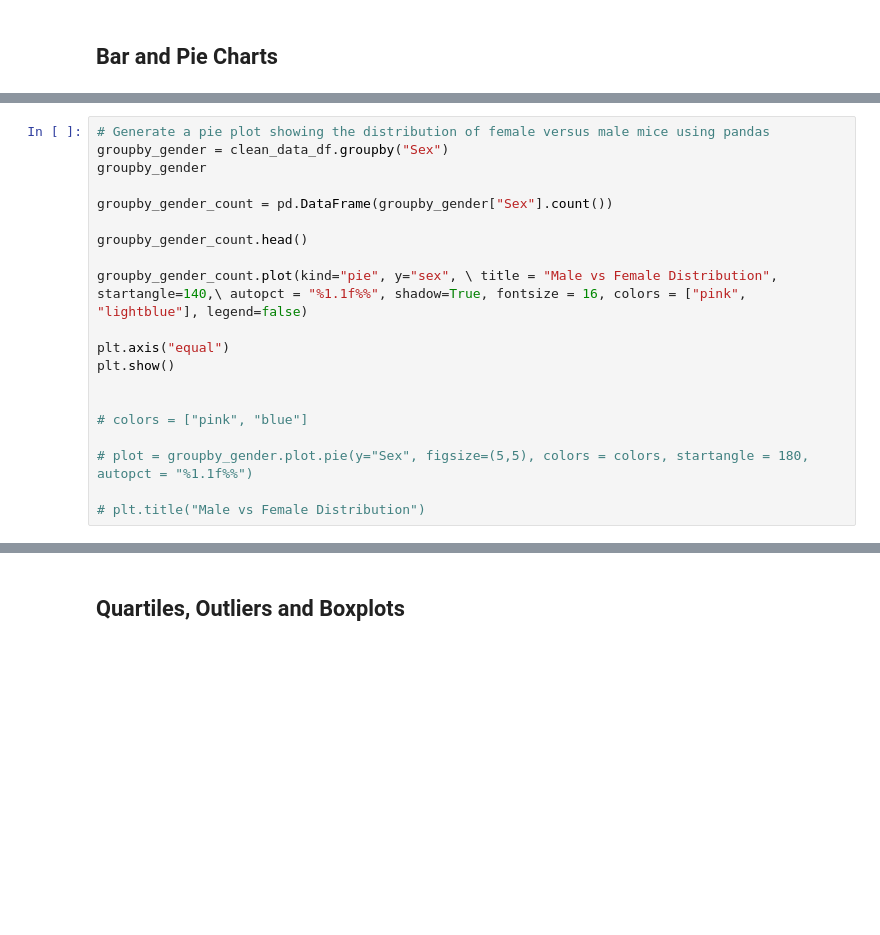
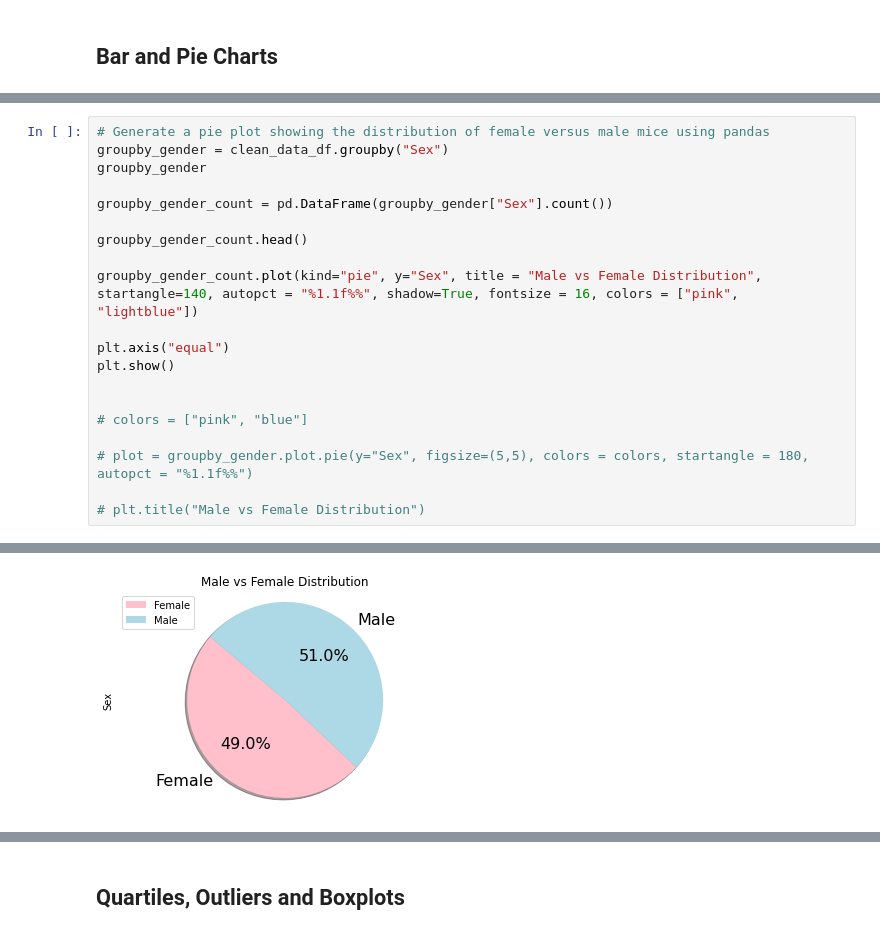
Before and after one commit to LauraHertzog/MatPlotLib-HW, a Jupyter notebook: MatPlotLib Hertzog.ipynb, the cells around one changed output, grey strips where cells are left out. Cells and saved outputs as stored; diff of their text form; blank space fills up the shorter version.

```diff
--- a/MatPlotLib Hertzog.ipynb
+++ b/MatPlotLib Hertzog.ipynb
@@ -180,7 +189,7 @@ groupby_gender_count = pd.DataFrame(groupby_gender["Sex"].count())
 
 groupby_gender_count.head()
 
-groupby_gender_count.plot(kind="pie", y="sex", \ title = "Male vs Female Distribution", startangle=140,\ autopct = "%1.1f%%", shadow=True, fontsize = 16, colors = ["pink", "lightblue"], legend=false)
+groupby_gender_count.plot(kind="pie", y="Sex", title = "Male vs Female Distribution", startangle=140, autopct = "%1.1f%%", shadow=True, fontsize = 16, colors = ["pink", "lightblue"])
 
 plt.axis("equal")
 plt.show()
@@ -196,2 +204,3 @@ SyntaxError: unexpected character after line continuation character (<ipython-in
+[figure, added]
 # %%
 # Generate a pie plot showing the distribution of female versus male mice using pyplot
```
Also changed, not shown: parts of 16 cells of this notebook.
